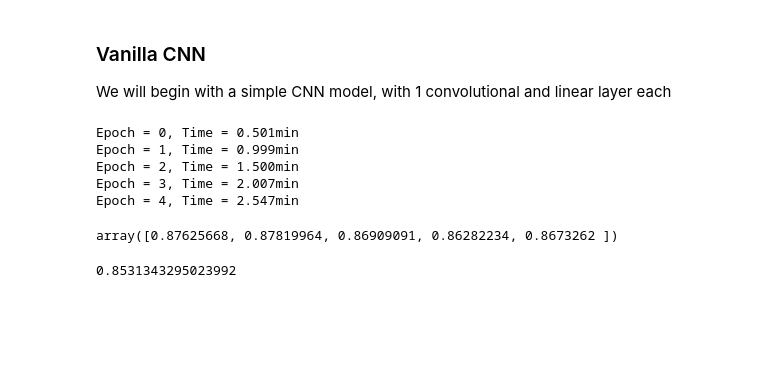
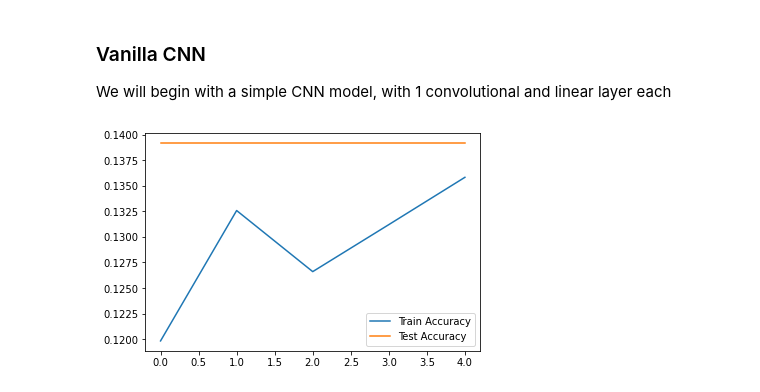
Before and after one commit to ClementNgZiQian/CS4243_2122S2_Project, a Jupyter notebook: CS4243 Project.ipynb, the cells around one changed output. Cells and saved outputs as stored; diff of their text form; code cells hidden in the pictures; blank space fills up the shorter version.

```diff
--- a/CS4243 Project.ipynb
+++ b/CS4243 Project.ipynb
@@ -349,7 +362,7 @@ def train_model(model, criterion, train_data, train_label,
 def test_model(model, test_data, test_label,
                bs=100, normalize=True):
 
-    error = 0
+    accuracy = 0
     test_size = test_label.size(0)
     num_batches = (test_size // bs) + 1
 
@@ -369,7 +382,13 @@ def test_model(model, test_data, test_label,
             minibatch_data = (minibatch_data - mean) / std
 
         scores = model(minibatch_data)
-        error += get_error(scores, minibatch_label).item()
+        accuracy += get_accuracy(scores, minibatch_label).item()
 
-    error = error / num_batches
-    return error
+    accuracy = accuracy / num_batches
+    return accuracy
+# %%
+def plot_accuracies(train_accuracy, test_accuracy):
+    plt.plot(train_accuracy, label='Train Accuracy')
+    plt.plot(test_accuracy * np.ones(train_accuracy.shape), label='Test Accuracy')
+    plt.legend()
+    plt.show()
@@ -410,21 +465,11 @@ van_net = Vanilla_CNN(16, 9)
 van_net = van_net.to(device)
 criterion = nn.CrossEntropyLoss()
 # %%
-van_net, train_error, train_loss = \
+van_net, train_accuracy, train_loss = \
     train_model(van_net, criterion, train_data, train_label, device, epochs=5)
-# %% [output]
-Epoch = 0, Time = 0.501min
-Epoch = 1, Time = 0.999min
-Epoch = 2, Time = 1.500min
-Epoch = 3, Time = 2.007min
-Epoch = 4, Time = 2.547min
 # %%
-test_error = test_model(van_net, test_data, test_label)
+test_accuracy = test_model(van_net, test_data, test_label)
-# %%
-train_error
-# %% [output]
-array([0.87625668, 0.87819964, 0.86909091, 0.86282234, 0.8673262 ])
-# %%
-test_error
-# %% [output]
-0.8531343295023992
+# %%
+plot_accuracies(train_accuracy, test_accuracy)
+# %% [output]
+[figure, added]
```
Also changed, not shown: parts of 25 cells of this notebook.
